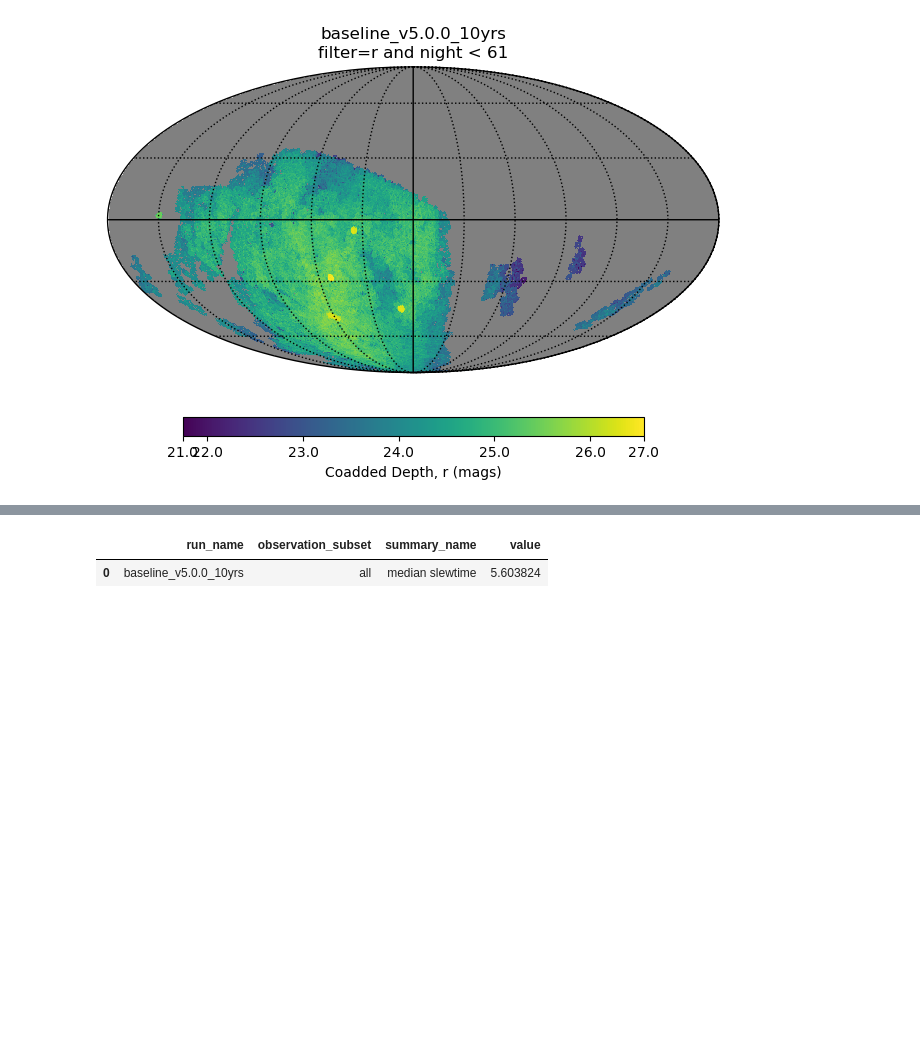
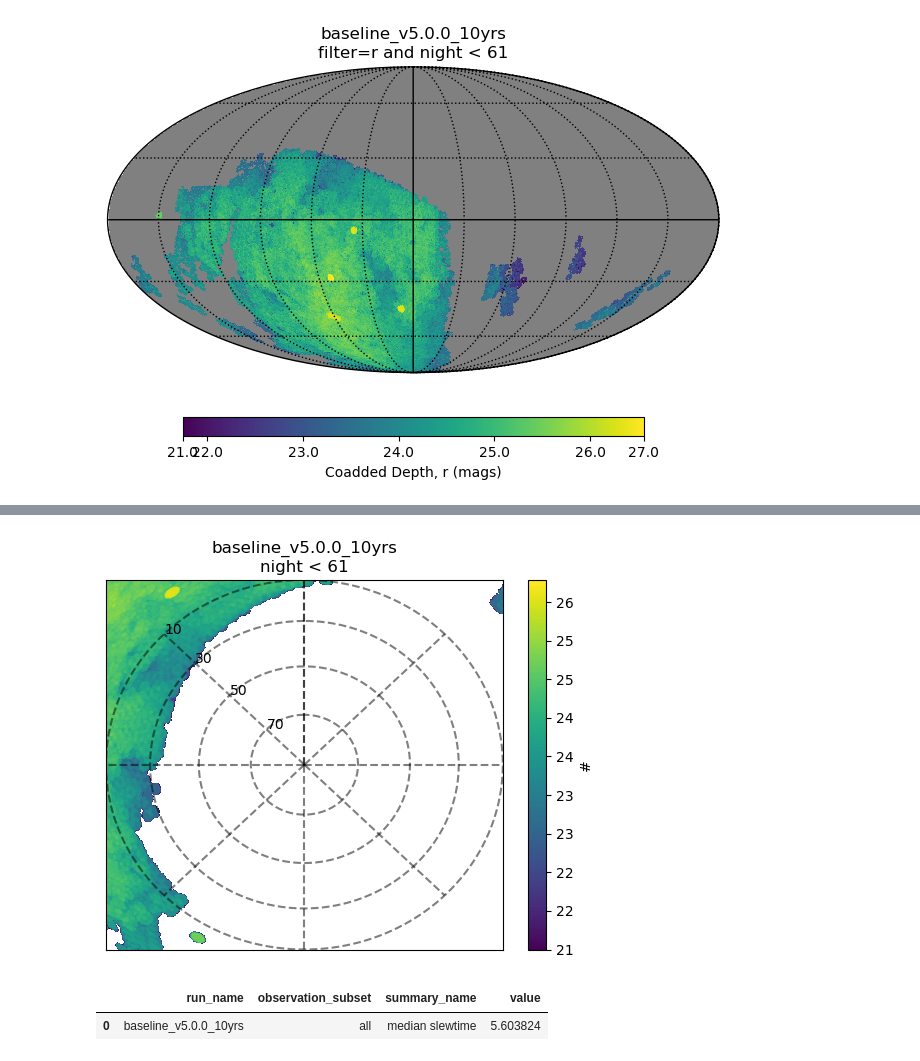
Before and after one commit to lsst/rubin_sim_notebooks, a Jupyter notebook: maf_proto/maf_basics.ipynb, the cells around one changed output, grey strips where cells are left out. Cells and saved outputs as stored; diff of their text form; code cells hidden in the pictures; blank space fills up the shorter version.

Commit message:
add altaz plot

```diff
--- a/maf_proto/maf_basics.ipynb
+++ b/maf_proto/maf_basics.ipynb
@@ -73,6 +73,20 @@ pd.Series(summary_row).to_frame().T
 # %% [output]
 |  | run_name | observations_subset | slicer: nside | metric: name | metric: col | metric: unit | summary_name | ... |
 | 0 | baseline_v5.0.0_10yrs | filter=r and night < 61 | 128 | CoaddDepth | fiveSigmaDepth | Coadded Depth, r (mags) | median | ... |
+# %%
+# Look at counts in alt,az space
+night_limit = 61
+sub_data = visits_array[np.where(visits_array["night"] < night_limit)]
+info = {"run_name": run_name}
+info['observations_subset'] = "night < %i" % (night_limit)
+# Set slicer to alt,az
+sl = maf.Slicer(lon_col="azimuth", lat_col="altitude", nside=64)
+metric = maf.CountMetric()
+
+pl = maf.PlotLambert(info=info)
+fig = pl(hp_array)
+# %% [output]
+[figure, added]
 # %%
 # If we want the median slewtime
 info = {"run_name": run_name, "observation_subset": "all"}
```
Also changed, not shown: parts of 4 cells of this notebook.
